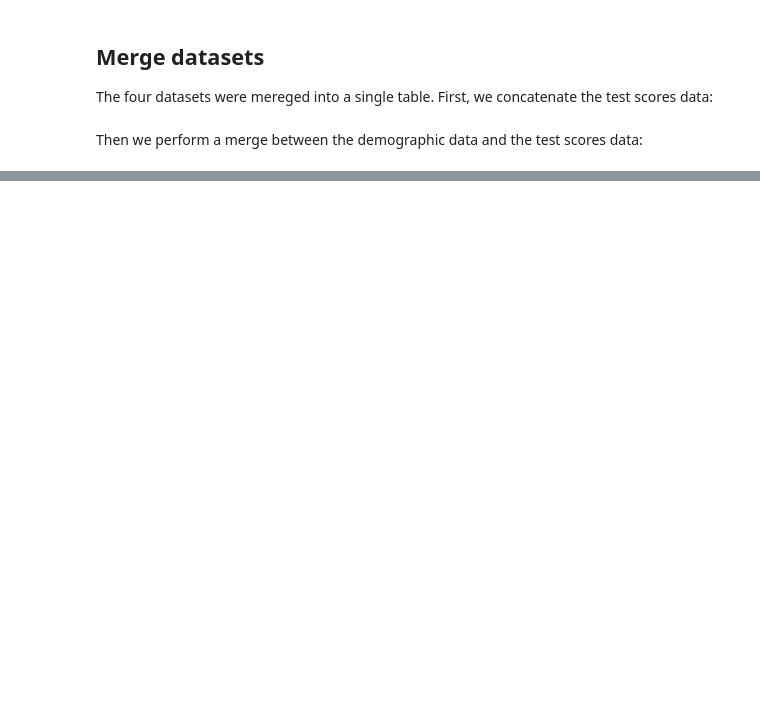
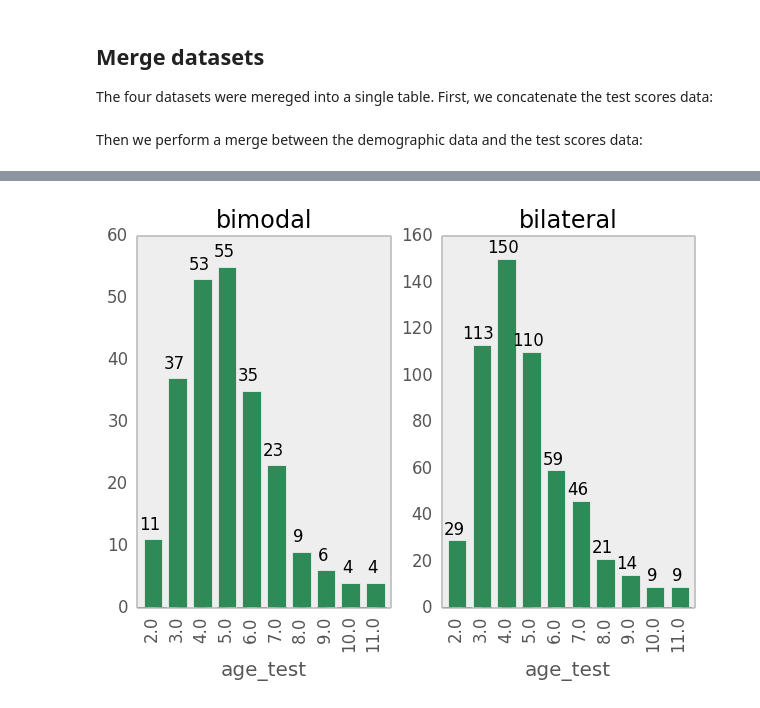
Before and after one commit to fonnesbeck/bimodal-bilateral, a Jupyter notebook: Bimodal-bilateral Analysis.ipynb, the cells around one changed output, grey strips where cells are left out. Saved outputs shown, nothing was run; the diff lists cells and outputs as text; code cells hidden in the pictures; blank space fills up the shorter version.

```diff
--- a/Bimodal-bilateral Analysis.ipynb
+++ b/Bimodal-bilateral Analysis.ipynb
@@ -695,0 +572,4 @@ ylim(0,500)
+# %%
+plot_summary(expressive_summary)
+# %% [output]
+[figure, added]
```
Also changed, not shown: parts of 50 cells of this notebook.
